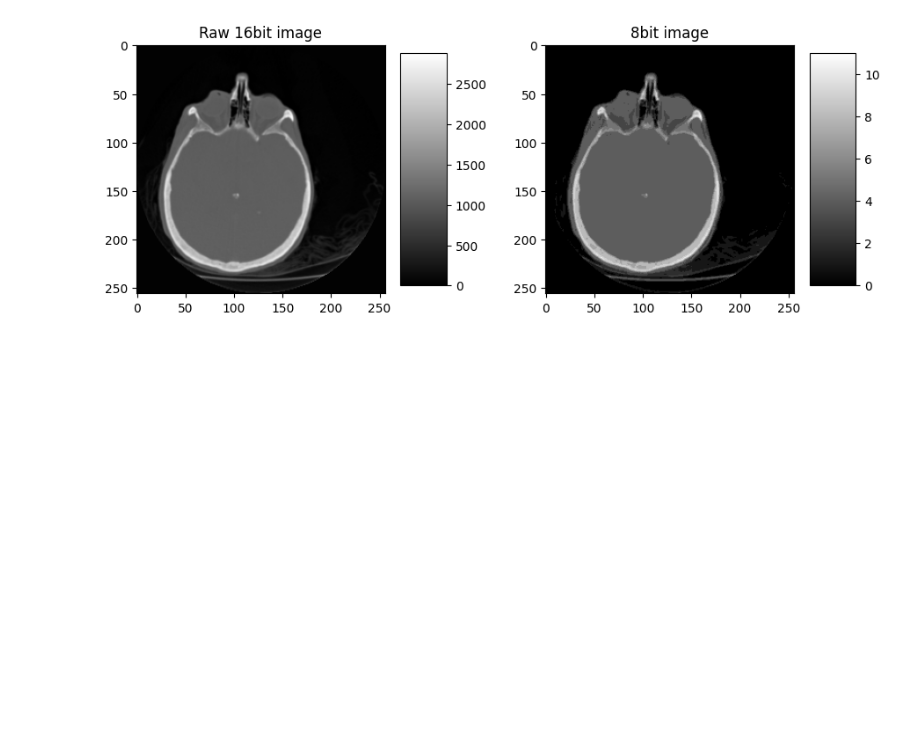
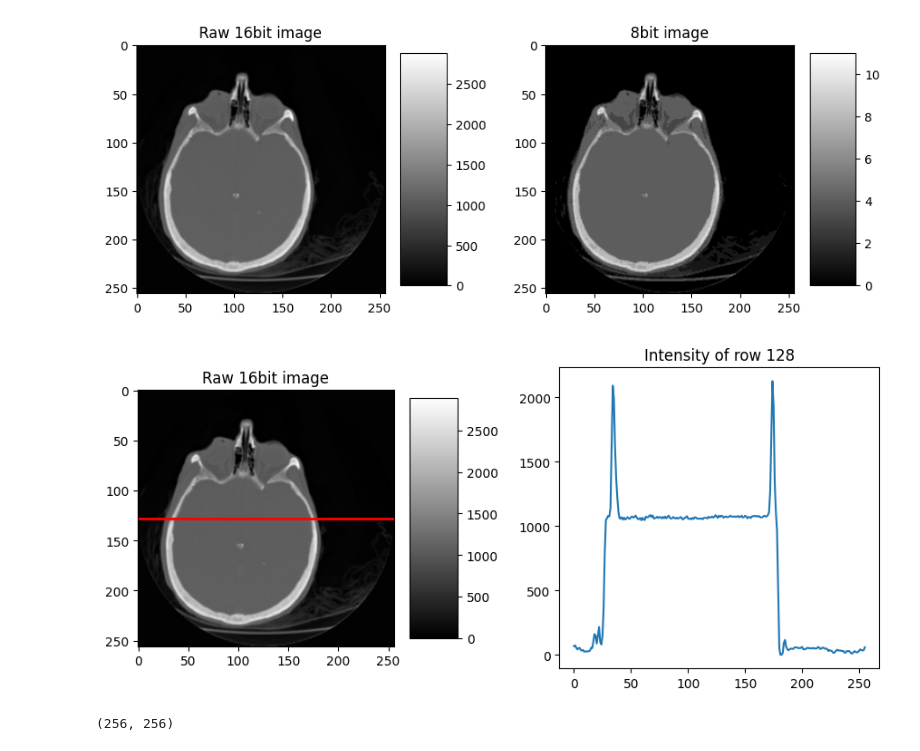
Before and after one commit to connor-keating/python-cookbook, a Jupyter notebook: computer-vision/image-processing-computer-vision.ipynb, the cells around one changed output. Cells and saved outputs as stored; diff of their text form; code cells hidden in the pictures; blank space fills up the shorter version.

Commit message:
[FEAT] Plot lines on images and display array data

```diff
--- a/computer-vision/image-processing-computer-vision.ipynb
+++ b/computer-vision/image-processing-computer-vision.ipynb
@@ -36,14 +36,42 @@ raw_image = cv2.imread(images[img_slice].as_posix(), cv2.IMREAD_UNCHANGED) # 8bi
 gray_image = cv2.imread(images[img_slice].as_posix(), cv2.IMREAD_GRAYSCALE) # 16bit
 
 # display images
+def setup_plots(n_subplots):
+    fig, ax = plt.subplots(1, n_subplots, figsize=(10, 10), gridspec_kw={'width_ratios': [2, 2]})
+    fig.set_figheight(5)
+    fig.tight_layout(pad=5.0)
+    return fig, ax
+
 def display(ax, data, title):
     image = ax.imshow(data, cmap='gray')
     fig.colorbar(image, ax=ax, orientation='vertical', aspect=5)
     ax.title.set_text(title)
 
-fig, ax = plt.subplots(1,2, figsize=(10, 10))
-fig.tight_layout(pad=5.0)
+fig, ax = setup_plots(2)
 display(ax[0], raw_image, 'Raw 16bit image')
 display(ax[1], gray_image, '8bit image')
 # %% [output]
 [figure]
+# %%
+fig, ax = setup_plots(2)
+display(ax[0], raw_image, 'Raw 16bit image')
+
+# Add line to the images
+n_cols = raw_image.shape[0]
+middle_row = np.multiply(raw_image.shape[1], 0.5)
+row_position = int(np.rint(middle_row))
+col_numbers = (0, n_cols-1) # These are x values
+row_numbers = (row_position, row_position) # These are y values
+ax[0].plot(col_numbers, row_numbers, color='red', linewidth=2)
+
+# Plot the data across that line
+line_x = np.arange(0, n_cols)
+line_y = raw_image[row_position, :] # Extract single row
+ax[1].plot(line_x, line_y)
+ax[1].title.set_text(f'Intensity of row {row_position}')
+# %% [output]
+[figure, added]
+# %%
+raw_image.shape[1] # Get the number of columns so you can display horizontally
+# %% [output]
+(256, 256)
```
